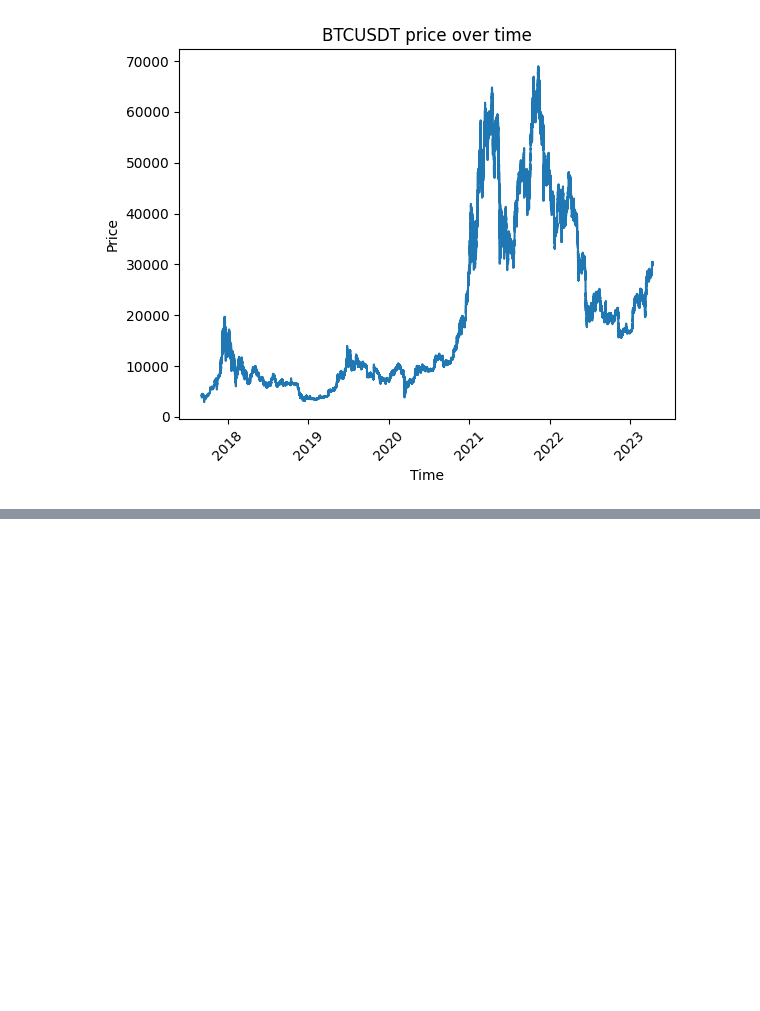
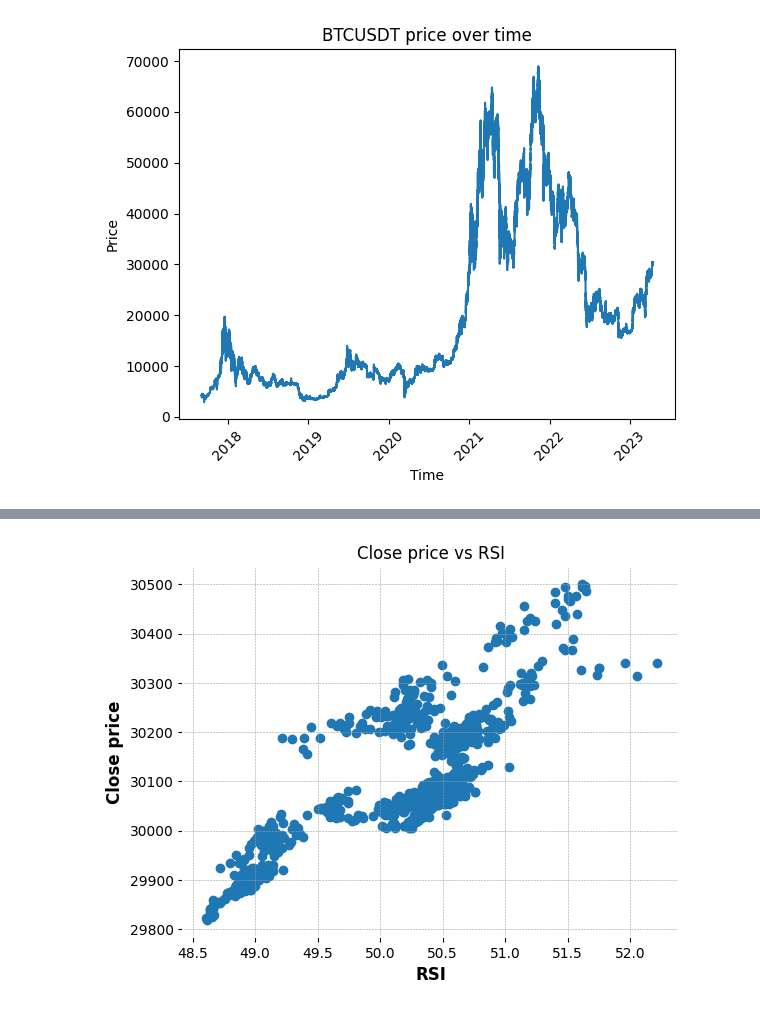
Before and after one commit to IhorRod/TechAnalysis-methods, a Jupyter notebook: notebooks/PZ1.ipynb, the cells around one changed output, grey strips where cells are left out. Saved outputs shown, nothing was run; the diff lists cells and outputs as text; code cells hidden in the pictures; blank space fills up the shorter version.

```diff
--- a/notebooks/PZ1.ipynb
+++ b/notebooks/PZ1.ipynb
@@ -108,0 +137,4 @@ TypeError: Expect data.index as DatetimeIndex
+# %%
+# Calculate 24h moving average by minutes
+data['ma24h'] = data['close'].rolling(window=24*60).mean()
+data[['close', 'ma24h']].tail(20)
@@ -108,0 +237,10 @@ TypeError: Expect data.index as DatetimeIndex
+# %%
+# Scatter plot of RSI and close price
+data_scatter = data.tail(1000)
+plt.scatter(data_scatter['rsi24h'], data_scatter['close'])
+plt.xlabel('RSI')
+plt.ylabel('Close price')
+plt.title('Close price vs RSI')
+plt.show()
+# %% [output]
+[figure, added]
```
Also changed, not shown: parts of 14 cells of this notebook.
